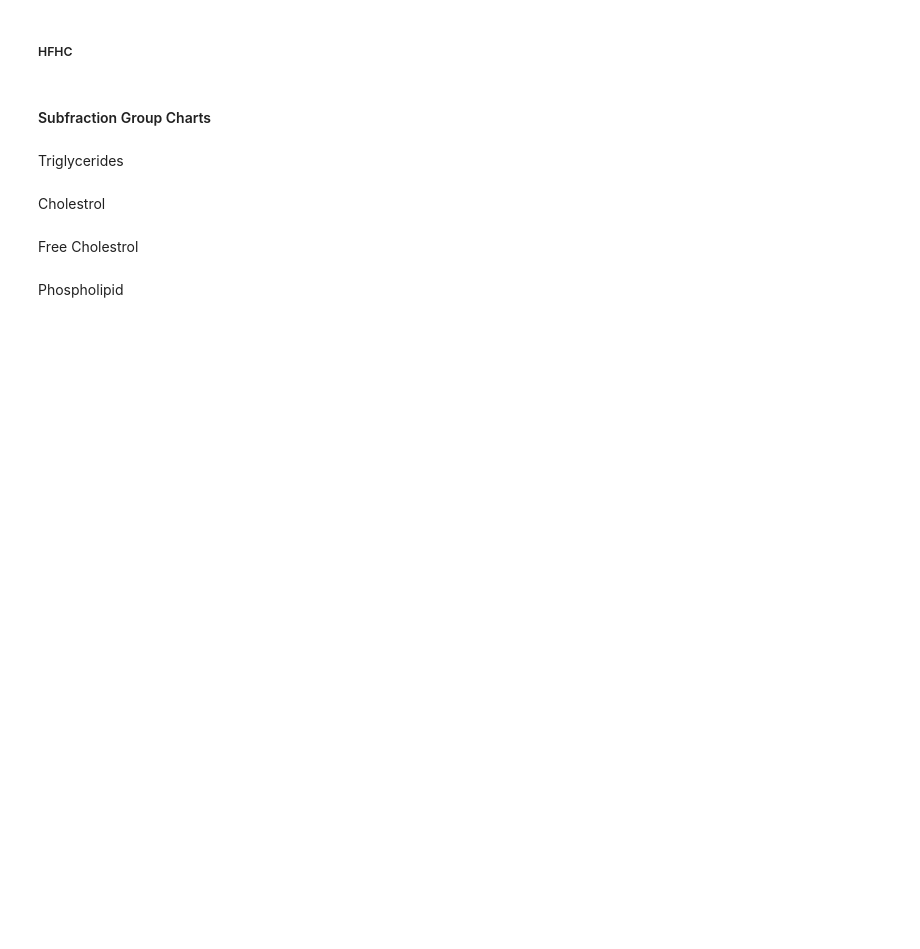
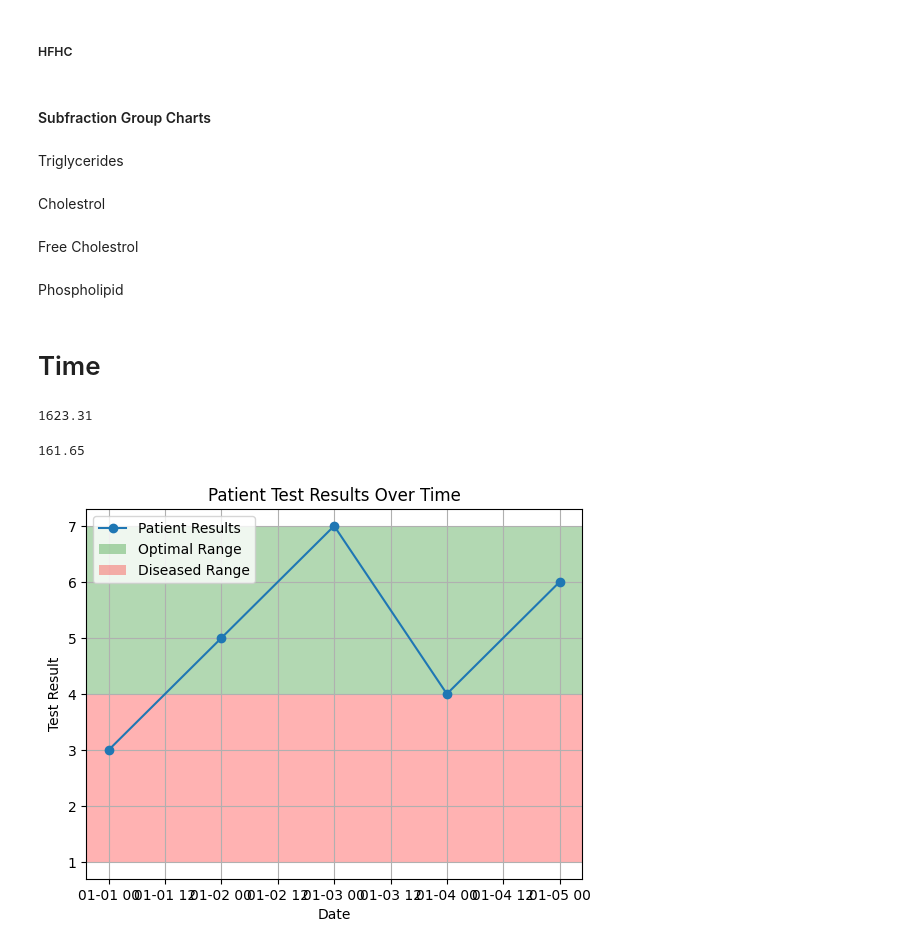
Before and after one commit to sudenurcure/LDL-Cholestrol, a Jupyter notebook: Update/main.ipynb, the cells around one changed output. Drawn from its saved outputs; the diff is of its cells as text; code cells hidden in the pictures; blank space fills up the shorter version.

```diff
--- a/Update/main.ipynb
+++ b/Update/main.ipynb
@@ -769,3 +771,42 @@ plt.yticks(fontsize=8)
 
 plt.grid(True)
 IP("PL_lipoproteins",plt)
+# %% [markdown]
+# Time
+# %%
+df["LDPN [nmol/L]"]
+# %% [output]
+1623.31
+# %%
+df["LDCH [mg/dL]"]
+# %% [output]
+161.65
+# %%
+import matplotlib.pyplot as plt
+import numpy as np
+import pandas as pd
+
+# Sample data
+dates = pd.date_range('2023-01-01', periods=5)
+patient_results = [3, 5, 7, 4, 6]
+optimal_range = [4, 7]  # Example optimal range
+diseased_range = [1, 3]  # Example diseased range
+
+# Plot patient results
+plt.plot(dates, patient_results, marker='o', label='Patient Results')
+
+# Shade optimal range
+plt.axhspan(optimal_range[0], optimal_range[1], facecolor='green', alpha=0.3, label='Optimal Range')
+
+# Shade diseased range
+plt.axhspan(diseased_range[0], optimal_range[0], facecolor='red', alpha=0.3, label='Diseased Range')
+
+# Customize plot labels and appearance
+plt.title('Patient Test Results Over Time')
+plt.xlabel('Date')
+plt.ylabel('Test Result')
+plt.legend()
+plt.grid(True)
+plt.show()
+# %% [output]
+[figure, added]
```
Also changed, not shown: parts of 4 cells of this notebook, 25 other files.
